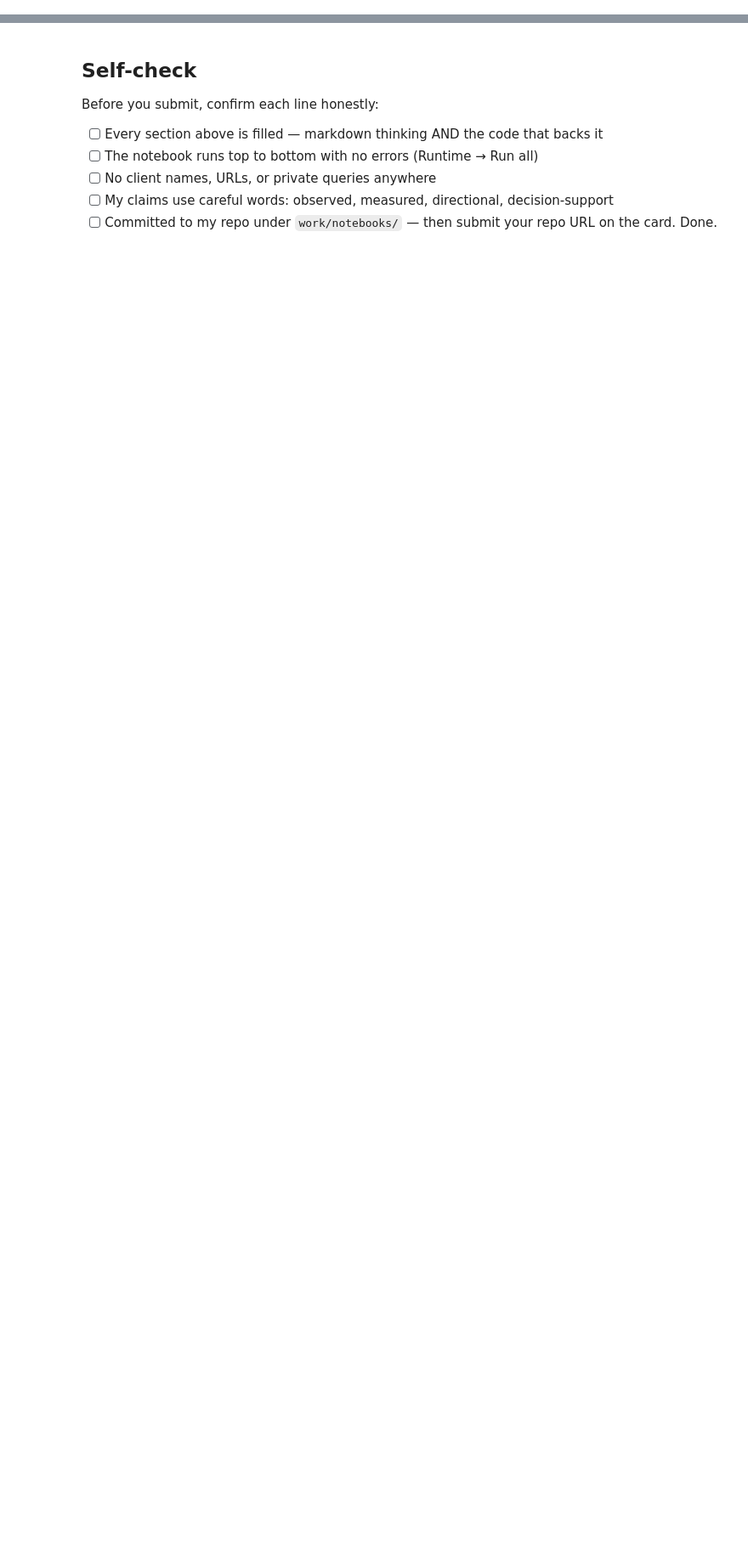
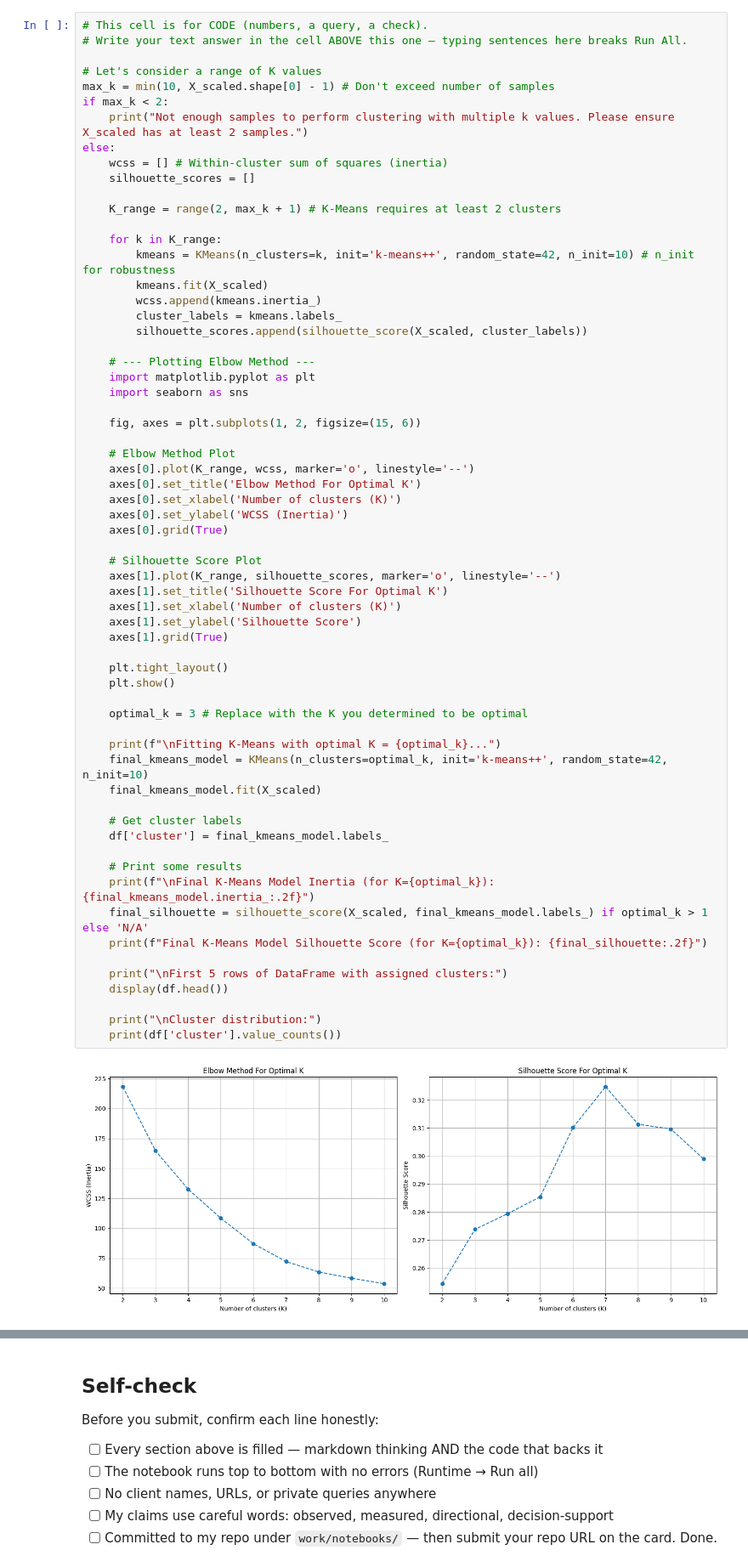
Before and after one commit to hkamran808/ml-internship-flyrank, a Jupyter notebook: work/notebooks/w05_model.ipynb, the cells around one changed output, grey strips where cells are left out. Shown at 85% size. Cells and saved outputs as stored; diff of their text form; blank space fills up the shorter version.

```diff
--- a/work/notebooks/w05_model.ipynb
+++ b/work/notebooks/w05_model.ipynb
@@ -36,0 +114,65 @@ This skeleton is yours to fill. Work the sections **in order** — each one has
+# %%
+# This cell is for CODE (numbers, a query, a check).
+# Write your text answer in the cell ABOVE this one — typing sentences here breaks Run All.
+
+# Let's consider a range of K values
+max_k = min(10, X_scaled.shape[0] - 1) # Don't exceed number of samples
+if max_k < 2:
+    print("Not enough samples to perform clustering with multiple k values. Please ensure X_scaled has at least 2 samples.")
+else:
+    wcss = [] # Within-cluster sum of squares (inertia)
+    silhouette_scores = []
+
+    K_range = range(2, max_k + 1) # K-Means requires at least 2 clusters
+
+    for k in K_range:
+        kmeans = KMeans(n_clusters=k, init='k-means++', random_state=42, n_init=10) # n_init for robustness
+        kmeans.fit(X_scaled)
+        wcss.append(kmeans.inertia_)
+        cluster_labels = kmeans.labels_
+        silhouette_scores.append(silhouette_score(X_scaled, cluster_labels))
+
+    # --- Plotting Elbow Method ---
+    import matplotlib.pyplot as plt
+    import seaborn as sns
+
+    fig, axes = plt.subplots(1, 2, figsize=(15, 6))
+
+    # Elbow Method Plot
+    axes[0].plot(K_range, wcss, marker='o', linestyle='--')
+    axes[0].set_title('Elbow Method For Optimal K')
+    axes[0].set_xlabel('Number of clusters (K)')
+    axes[0].set_ylabel('WCSS (Inertia)')
+    axes[0].grid(True)
+
+    # Silhouette Score Plot
+    axes[1].plot(K_range, silhouette_scores, marker='o', linestyle='--')
+    axes[1].set_title('Silhouette Score For Optimal K')
+    axes[1].set_xlabel('Number of clusters (K)')
+    axes[1].set_ylabel('Silhouette Score')
+    axes[1].grid(True)
+
+    plt.tight_layout()
+    plt.show()
+
+    optimal_k = 3 # Replace with the K you determined to be optimal
+
+    print(f"\nFitting K-Means with optimal K = {optimal_k}...")
+    final_kmeans_model = KMeans(n_clusters=optimal_k, init='k-means++', random_state=42, n_init=10)
+    final_kmeans_model.fit(X_scaled)
+
+    # Get cluster labels
+    df['cluster'] = final_kmeans_model.labels_
+
+    # Print some results
+    print(f"\nFinal K-Means Model Inertia (for K={optimal_k}): {final_kmeans_model.inertia_:.2f}")
+    final_silhouette = silhouette_score(X_scaled, final_kmeans_model.labels_) if optimal_k > 1 else 'N/A'
+    print(f"Final K-Means Model Silhouette Score (for K={optimal_k}): {final_silhouette:.2f}")
+
+    print("\nFirst 5 rows of DataFrame with assigned clusters:")
+    display(df.head())
+
+    print("\nCluster distribution:")
+    print(df['cluster'].value_counts())
+# %% [output]
+[figure, added]
```
Also changed, not shown: parts of 15 cells of this notebook.
